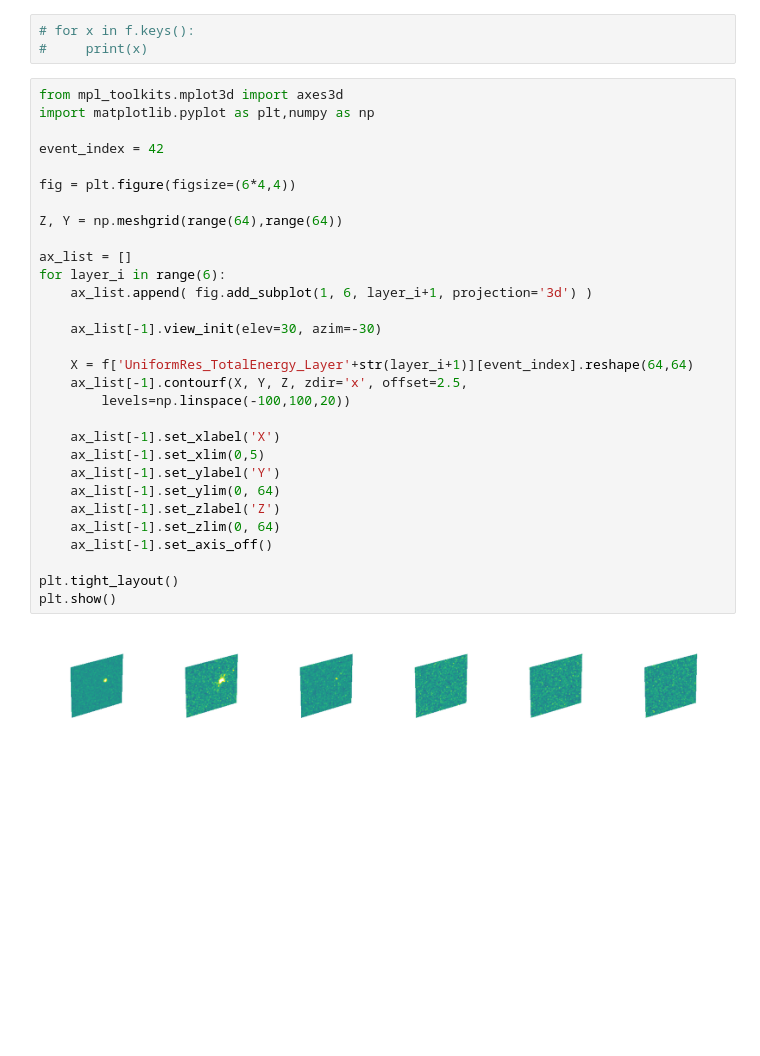
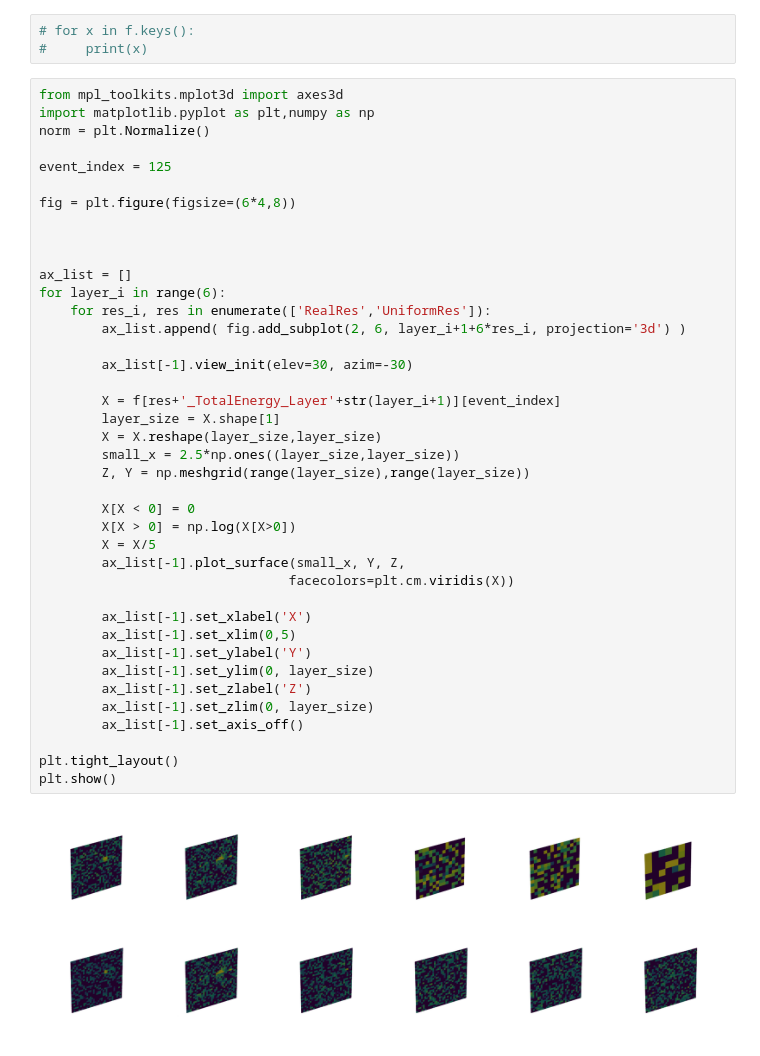
Before and after one commit to sanmayphy/ENERGYFLOW_ML, a Jupyter notebook: DataExploration/Data_Exploration.ipynb, the cells around one changed output. Cells and saved outputs as stored; diff of their text form; blank space fills up the shorter version.

Commit message:
updating event display

```diff
--- a/DataExploration/Data_Exploration.ipynb
+++ b/DataExploration/Data_Exploration.ipynb
@@ -10,32 +10,42 @@ f = h5py.File('../data/Outfile_CellInformation.h5','r')
 # %%
 from mpl_toolkits.mplot3d import axes3d
 import matplotlib.pyplot as plt,numpy as np
+norm = plt.Normalize()
 
-event_index = 42
+event_index = 125
 
-fig = plt.figure(figsize=(6*4,4))
+fig = plt.figure(figsize=(6*4,8))
 
-Z, Y = np.meshgrid(range(64),range(64))
+
 
 ax_list = []
 for layer_i in range(6):
-    ax_list.append( fig.add_subplot(1, 6, layer_i+1, projection='3d') )
+    for res_i, res in enumerate(['RealRes','UniformRes']):
+        ax_list.append( fig.add_subplot(2, 6, layer_i+1+6*res_i, projection='3d') )
 
-    ax_list[-1].view_init(elev=30, azim=-30)
+        ax_list[-1].view_init(elev=30, azim=-30)
 
-    X = f['UniformRes_TotalEnergy_Layer'+str(layer_i+1)][event_index].reshape(64,64)
-    ax_list[-1].contourf(X, Y, Z, zdir='x', offset=2.5,
-        levels=np.linspace(-100,100,20))
+        X = f[res+'_TotalEnergy_Layer'+str(layer_i+1)][event_index]
+        layer_size = X.shape[1]
+        X = X.reshape(layer_size,layer_size)
+        small_x = 2.5*np.ones((layer_size,layer_size))
+        Z, Y = np.meshgrid(range(layer_size),range(layer_size))
 
-    ax_list[-1].set_xlabel('X')
-    ax_list[-1].set_xlim(0,5)
-    ax_list[-1].set_ylabel('Y')
-    ax_list[-1].set_ylim(0, 64)
-    ax_list[-1].set_zlabel('Z')
-    ax_list[-1].set_zlim(0, 64)
-    ax_list[-1].set_axis_off()
+        X[X < 0] = 0
+        X[X > 0] = np.log(X[X>0])
+        X = X/5
+        ax_list[-1].plot_surface(small_x, Y, Z,
+                                facecolors=plt.cm.viridis(X))
+
+        ax_list[-1].set_xlabel('X')
+        ax_list[-1].set_xlim(0,5)
+        ax_list[-1].set_ylabel('Y')
+        ax_list[-1].set_ylim(0, layer_size)
+        ax_list[-1].set_zlabel('Z')
+        ax_list[-1].set_zlim(0, layer_size)
+        ax_list[-1].set_axis_off()
 
 plt.tight_layout()
 plt.show()
 # %% [output]
-[figure, old version]
+[figure, new version]
```
